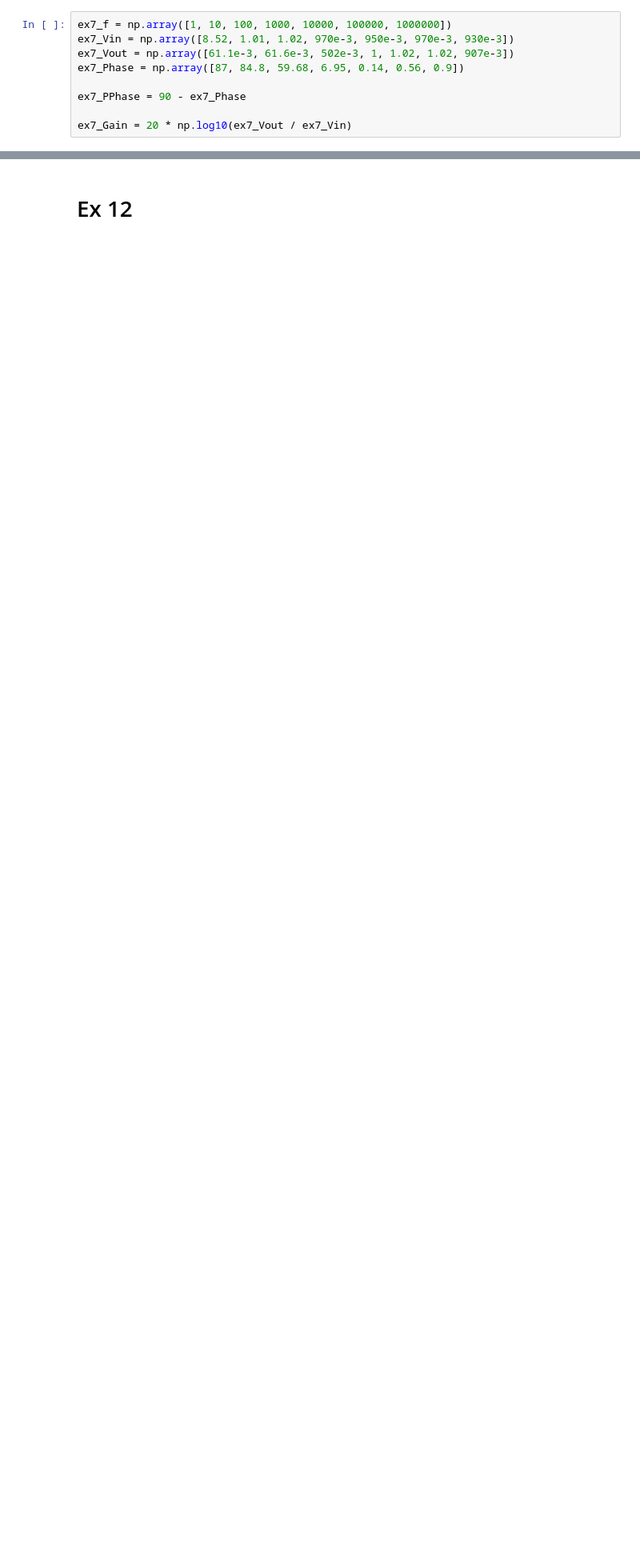
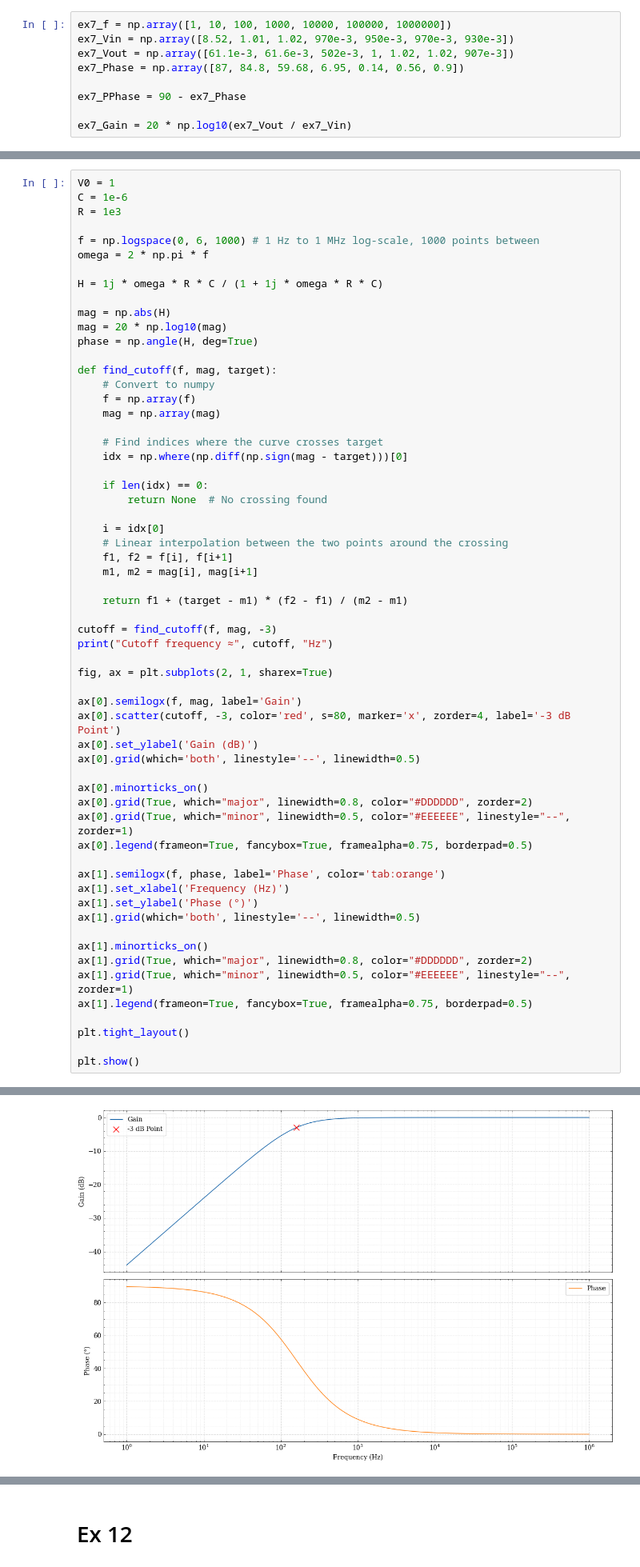
Before and after one commit to ikeasofabed/Labs-Code, a Jupyter notebook: labcode_s3/ElectronicsLab.ipynb, the cells around one changed output, grey strips where cells are left out. Shown at 80% size. Cells and saved outputs as stored; diff of their text form; blank space fills up the shorter version.

```diff
--- a/labcode_s3/ElectronicsLab.ipynb
+++ b/labcode_s3/ElectronicsLab.ipynb
@@ -207,0 +234,61 @@ plt.show()
+# %%
+V0 = 1
+C = 1e-6
+R = 1e3
+
+f = np.logspace(0, 6, 1000) # 1 Hz to 1 MHz log-scale, 1000 points between
+omega = 2 * np.pi * f
+
+H = 1j * omega * R * C / (1 + 1j * omega * R * C)
+
+mag = np.abs(H)
+mag = 20 * np.log10(mag)
+phase = np.angle(H, deg=True)
+
+def find_cutoff(f, mag, target):
+    # Convert to numpy
+    f = np.array(f)
+    mag = np.array(mag)
+
+    # Find indices where the curve crosses target
+    idx = np.where(np.diff(np.sign(mag - target)))[0]
+
+    if len(idx) == 0:
+        return None  # No crossing found
+
+    i = idx[0]
+    # Linear interpolation between the two points around the crossing
+    f1, f2 = f[i], f[i+1]
+    m1, m2 = mag[i], mag[i+1]
+
+    return f1 + (target - m1) * (f2 - f1) / (m2 - m1)
+
+cutoff = find_cutoff(f, mag, -3)
+print("Cutoff frequency ≈", cutoff, "Hz")
+
+fig, ax = plt.subplots(2, 1, sharex=True)
+
+ax[0].semilogx(f, mag, label='Gain')
+ax[0].scatter(cutoff, -3, color='red', s=80, marker='x', zorder=4, label='-3 dB Point')
+ax[0].set_ylabel('Gain (dB)')
+ax[0].grid(which='both', linestyle='--', linewidth=0.5)
+
+ax[0].minorticks_on()
+ax[0].grid(True, which="major", linewidth=0.8, color="#DDDDDD", zorder=2)
+ax[0].grid(True, which="minor", linewidth=0.5, color="#EEEEEE", linestyle="--", zorder=1)
+ax[0].legend(frameon=True, fancybox=True, framealpha=0.75, borderpad=0.5)
+
+ax[1].semilogx(f, phase, label='Phase', color='tab:orange')
+ax[1].set_xlabel('Frequency (Hz)')
+ax[1].set_ylabel('Phase (°)')
+ax[1].grid(which='both', linestyle='--', linewidth=0.5)
+
+ax[1].minorticks_on()
+ax[1].grid(True, which="major", linewidth=0.8, color="#DDDDDD", zorder=2)
+ax[1].grid(True, which="minor", linewidth=0.5, color="#EEEEEE", linestyle="--", zorder=1)
+ax[1].legend(frameon=True, fancybox=True, framealpha=0.75, borderpad=0.5)
+
+plt.tight_layout()
+
+plt.show()
+# %% [output]
@@ -207,0 +296 @@ plt.show()
+[figure, added]
```
Also changed, not shown: parts of 30 cells of this notebook, 4 other files.
